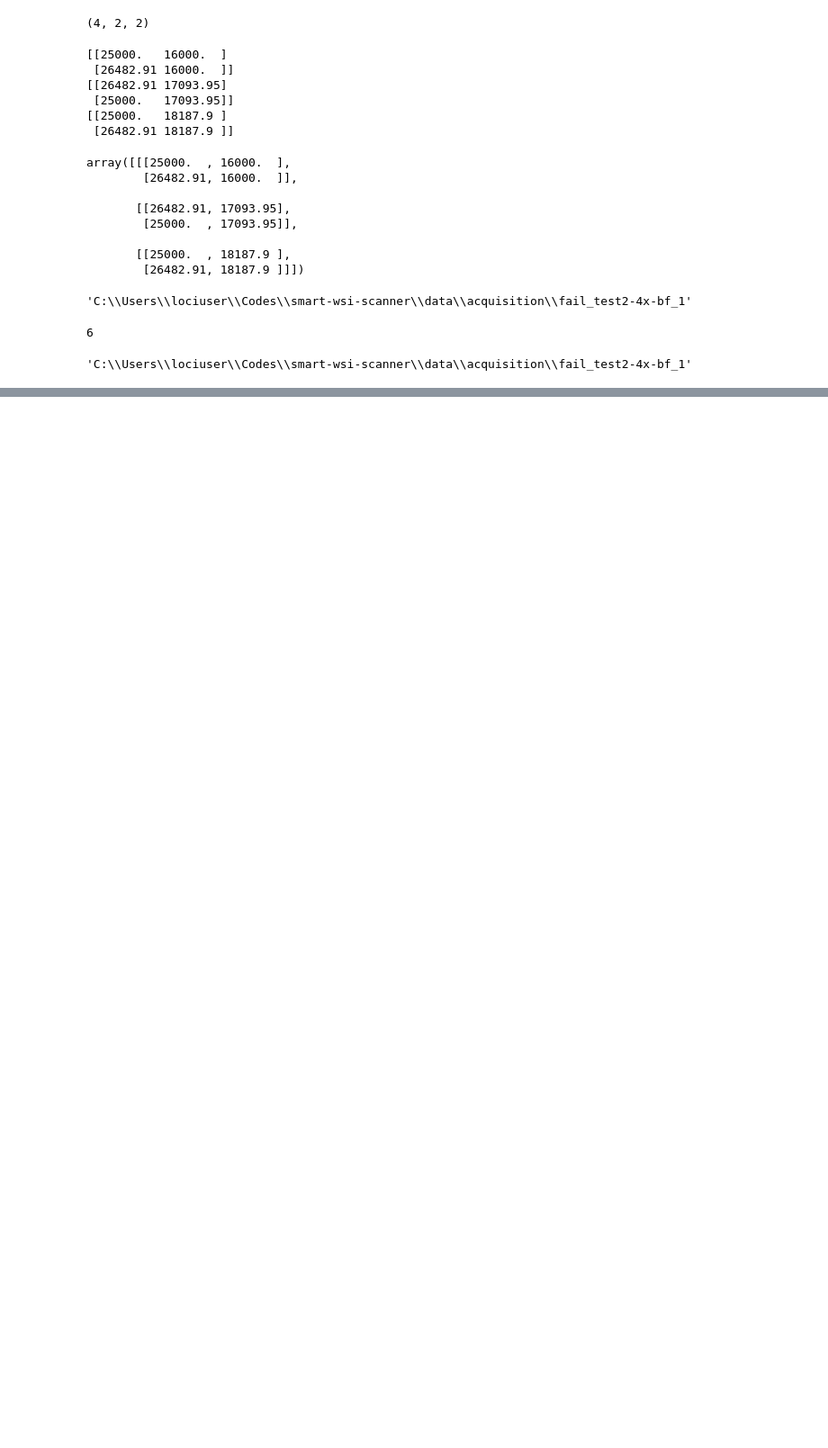
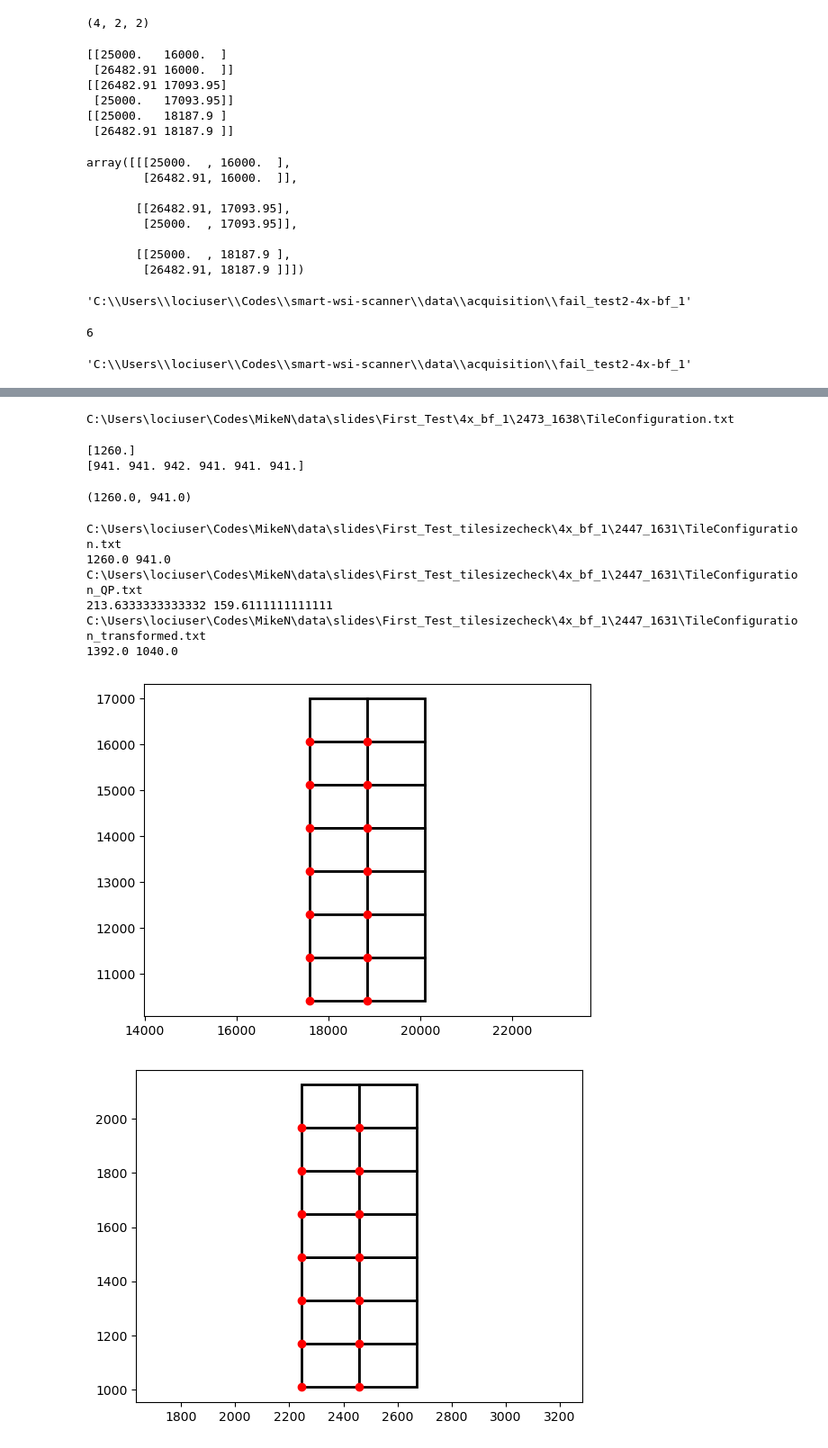
Before and after one commit to JenuC/smart-wsi-scanner, a Jupyter notebook: minimal_qupathrunner.ipynb, the cells around one changed output, grey strips where cells are left out. Shown: that part at 90% size. Cells and saved outputs as stored; diff of their text form; code cells hidden in the pictures; blank space fills up the shorter version.

Commit message:
adding tile-location ploting in the notebook

```diff
--- a/minimal_qupathrunner.ipynb
+++ b/minimal_qupathrunner.ipynb
@@ -11,6 +11,8 @@ def init_pycromanager():
     core.set_timeout_ms(20000)
     return core, studio
 core,studio = init_pycromanager()
+# %%
+core.set_auto_shutter(True)
 # %% [markdown]
 ## get stage position
 # %%
@@ -567,0 +576,28 @@ for pos in range(len(image_list)):
+# %%
+tc_files= r'C:\Users\lociuser\Codes\MikeN\data\slides\First_Test_tilesizecheck\4x_bf_1\2447_1631'
+tc_files = r'C:\Users\lociuser\Codes\MikeN\data\slides\First_Test\4x_bf_1\2473_1638'
+tc_files = glob.glob(os.path.join(tc_files,'*.txt'))
+for k in tc_files:
+    print(k)
+    with open(k,'rt') as fid:
+        data = fid.readlines()[1:]
+    XY = np.array([(float(j.split("(")[1].split(",")[0]),float(j.split(")")[0].split(",")[1])) for j in data])
+    break
+# %% [output]
+C:\Users\lociuser\Codes\MikeN\data\slides\First_Test\4x_bf_1\2473_1638\TileConfiguration.txt
+# %%
+from scipy import stats
+def get_fov(XY):
+    xs = np.ediff1d(sorted(XY[:,0]))
+    xs= xs[xs>0]
+    ys = np.ediff1d(sorted(XY[:,1]))
+    ys= ys[ys>0]
+    #print(xs)
+    #print(ys)
+    return (stats.mode(xs,keepdims=True)[0][0],stats.mode(ys,keepdims=True)[0][0])
+# %%
+get_fov(XY)
+# %% [output]
+[1260.]
+[941. 941. 942. 941. 941. 941.]
+(1260.0, 941.0)
@@ -567,0 +606,24 @@ for pos in range(len(image_list)):
+# %%
+for k in tc_files:
+    figure()
+    print(k)
+    with open(k,'rt') as fid:
+        data = fid.read()
+    data = data[data.find('0.tif;'):].splitlines()
+    XY = np.array([(float(j.split("(")[1].split(",")[0]),float(j.split(")")[0].split(",")[1])) for j in data])
+    #break
+    fovx,fovy = get_fov(XY)
+    print(fovx,fovy)
+    for k1,k2 in XY:
+        plot(k1,k2,'or')
+        plot_rectangle(k1,k1+fovx, k2,k2+fovy)
+    axis('equal')
+# %% [output]
+C:\Users\lociuser\Codes\MikeN\data\slides\First_Test_tilesizecheck\4x_bf_1\2447_1631\TileConfiguration.txt
+1260.0 941.0
+C:\Users\lociuser\Codes\MikeN\data\slides\First_Test_tilesizecheck\4x_bf_1\2447_1631\TileConfiguration_QP.txt
+213.6333333333332 159.6111111111111
+C:\Users\lociuser\Codes\MikeN\data\slides\First_Test_tilesizecheck\4x_bf_1\2447_1631\TileConfiguration_transformed.txt
+1392.0 1040.0
+[figure, added]
+[figure, added]
```
Also changed, not shown: parts of 8 cells of this notebook, 1 other file.
